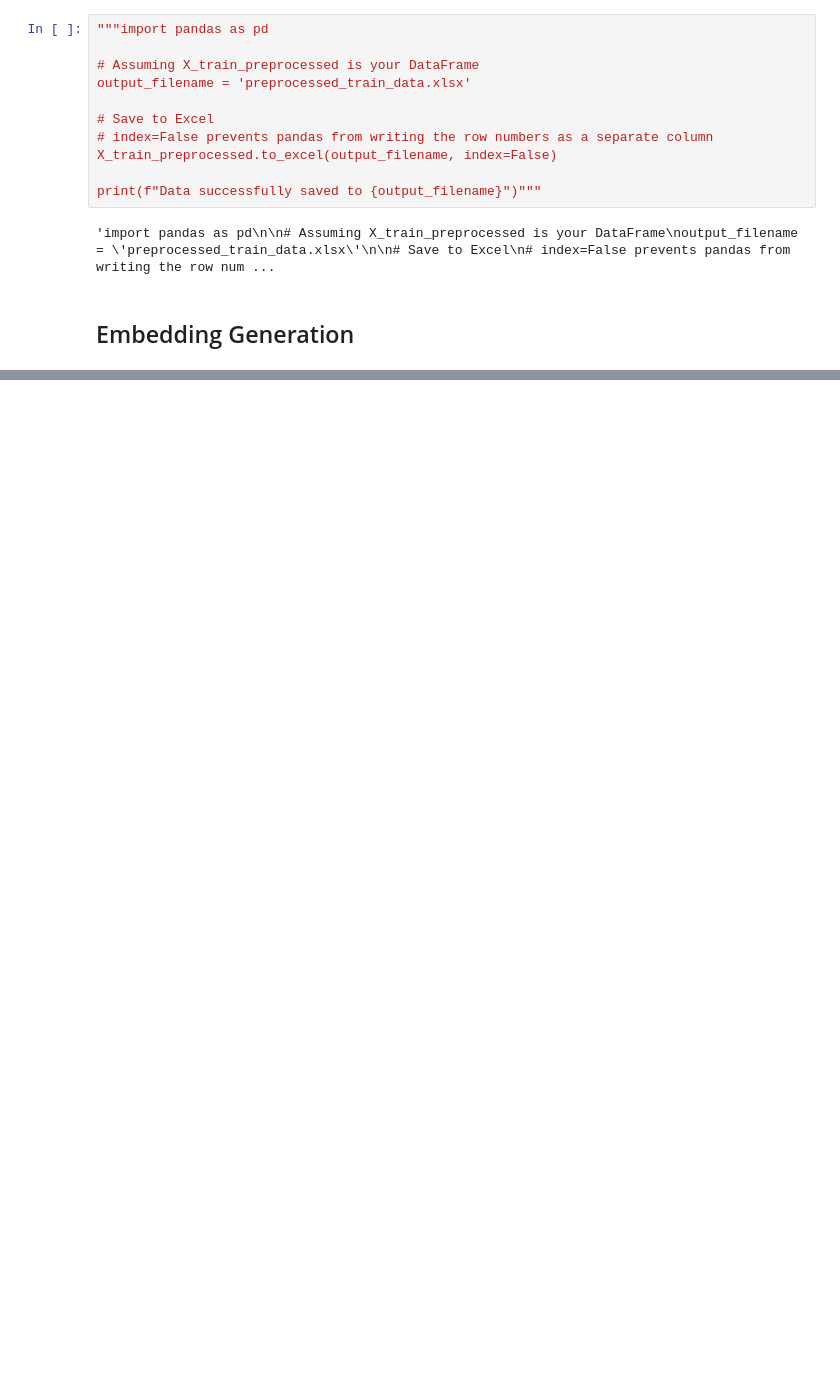
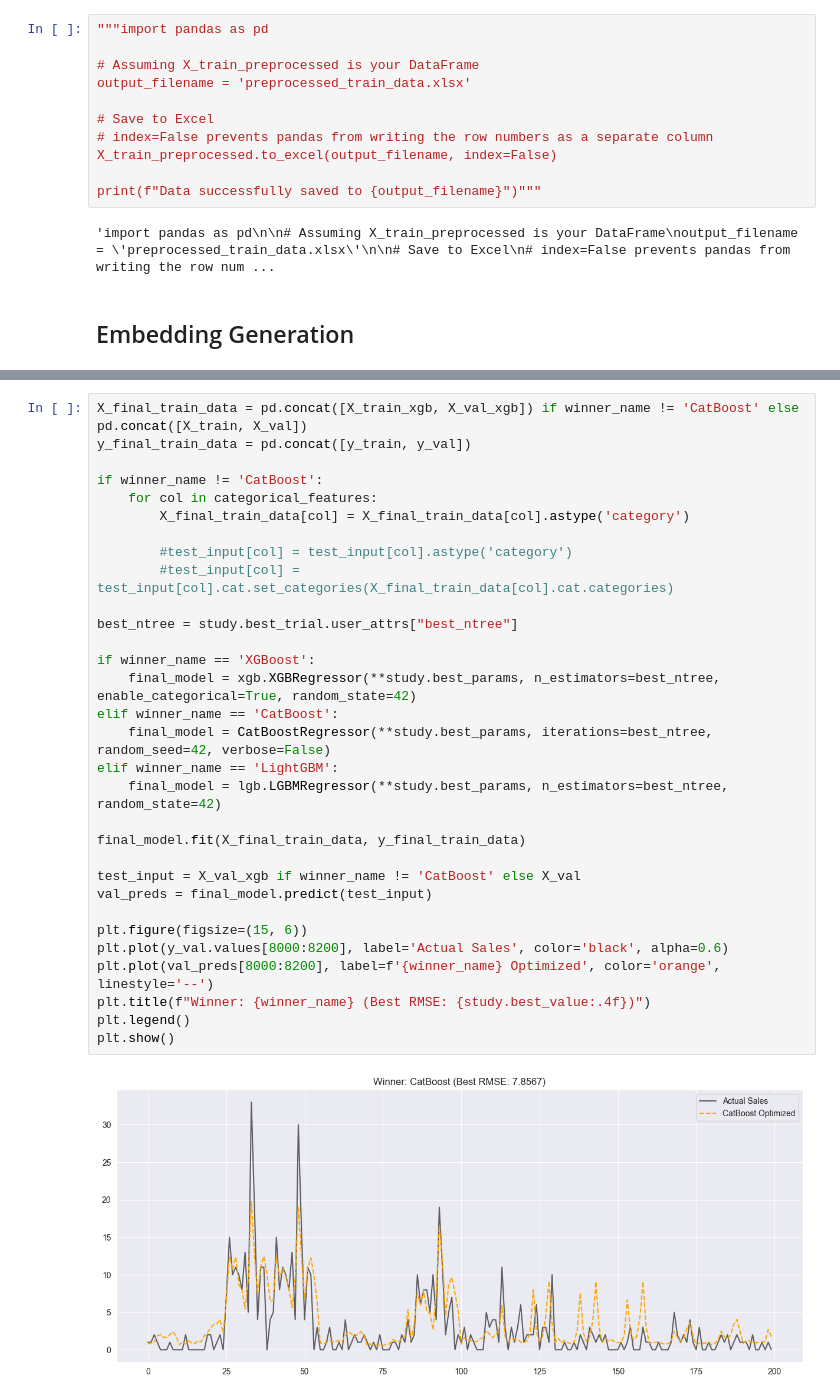
Before and after one commit to luisgrewe/StockSalesPrediction, a Jupyter notebook: salesprediction.ipynb, the cells around one changed output, grey strips where cells are left out. Saved outputs shown, nothing was run; the diff lists cells and outputs as text; blank space fills up the shorter version.

```diff
--- a/salesprediction.ipynb
+++ b/salesprediction.ipynb
@@ -293,0 +379,33 @@ Training until validation scores don't improve for 50 rounds
+# %%
+X_final_train_data = pd.concat([X_train_xgb, X_val_xgb]) if winner_name != 'CatBoost' else pd.concat([X_train, X_val])
+y_final_train_data = pd.concat([y_train, y_val])
+
+if winner_name != 'CatBoost':
+    for col in categorical_features:
+        X_final_train_data[col] = X_final_train_data[col].astype('category')
+
+        #test_input[col] = test_input[col].astype('category')
+        #test_input[col] = test_input[col].cat.set_categories(X_final_train_data[col].cat.categories)
+
+best_ntree = study.best_trial.user_attrs["best_ntree"]
+
+if winner_name == 'XGBoost':
+    final_model = xgb.XGBRegressor(**study.best_params, n_estimators=best_ntree, enable_categorical=True, random_state=42)
+elif winner_name == 'CatBoost':
+    final_model = CatBoostRegressor(**study.best_params, iterations=best_ntree, random_seed=42, verbose=False)
+elif winner_name == 'LightGBM':
+    final_model = lgb.LGBMRegressor(**study.best_params, n_estimators=best_ntree, random_state=42)
+
+final_model.fit(X_final_train_data, y_final_train_data)
+
+test_input = X_val_xgb if winner_name != 'CatBoost' else X_val
+val_preds = final_model.predict(test_input)
+
+plt.figure(figsize=(15, 6))
+plt.plot(y_val.values[8000:8200], label='Actual Sales', color='black', alpha=0.6)
+plt.plot(val_preds[8000:8200], label=f'{winner_name} Optimized', color='orange', linestyle='--')
+plt.title(f"Winner: {winner_name} (Best RMSE: {study.best_value:.4f})")
+plt.legend()
+plt.show()
+# %% [output]
+[figure, added]
```
Also changed, not shown: parts of 15 cells of this notebook, 18 other files.
